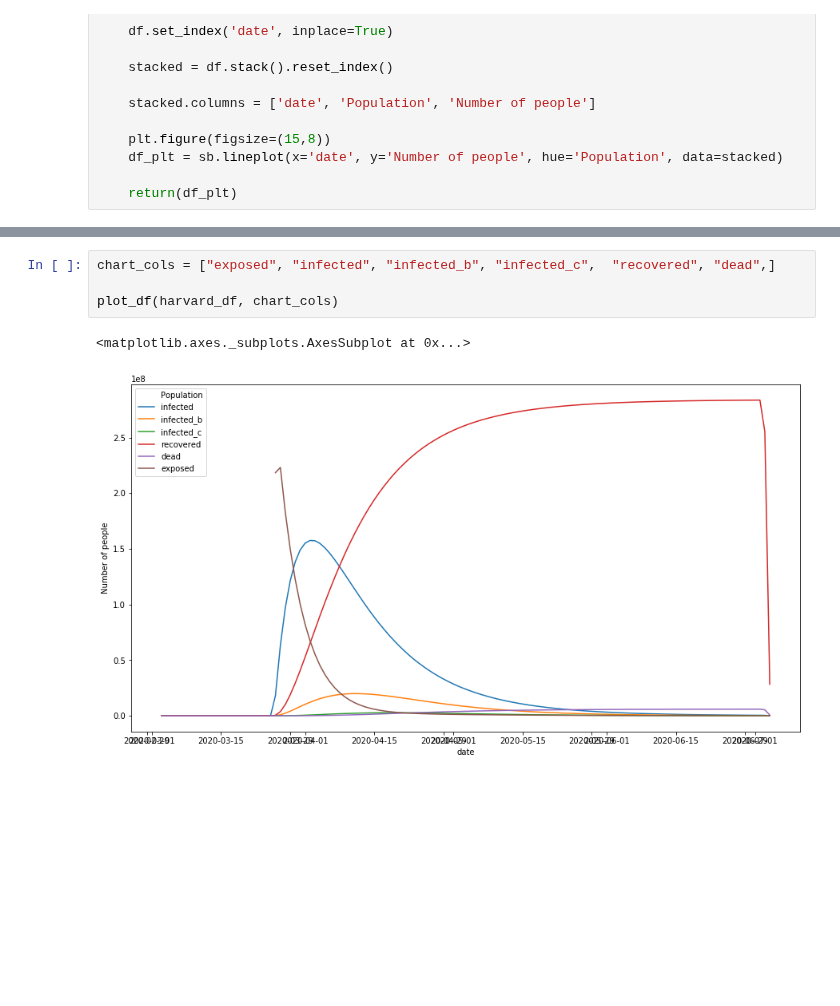
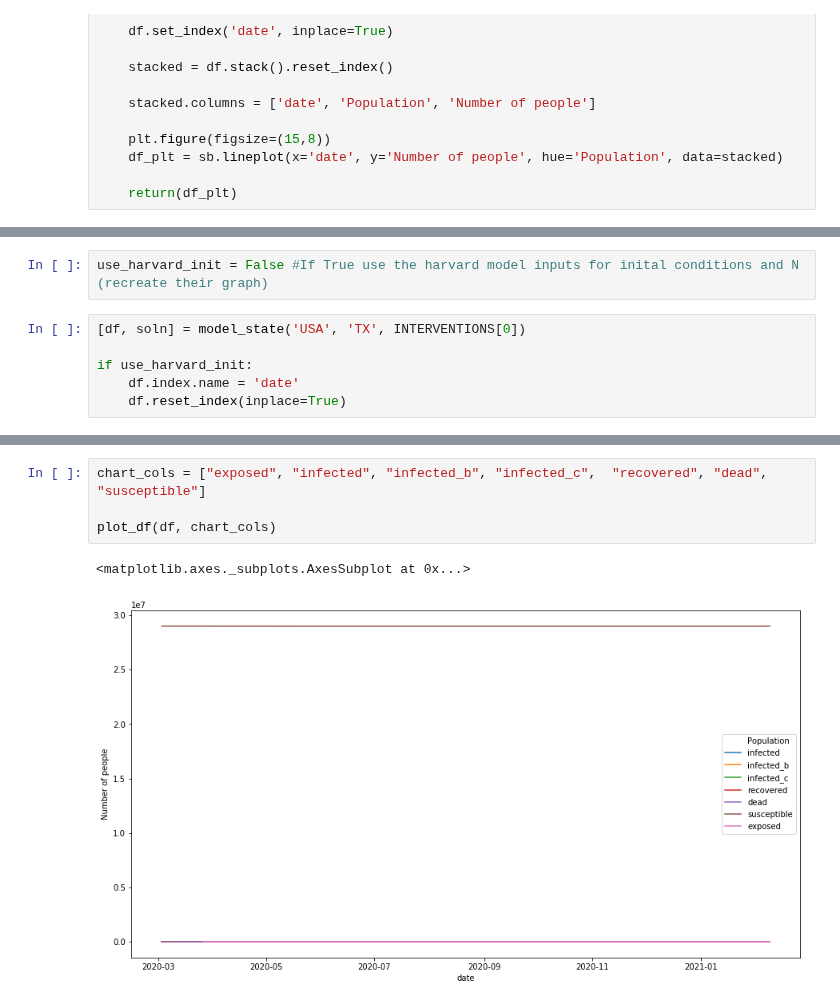
Before and after one commit to act-now-coalition/covid-data-model, a Jupyter notebook: seird_notebook_runtime.ipynb, the cells around one changed output, grey strips where cells are left out. Drawn from its saved outputs; the diff is of its cells as text; blank space fills up the shorter version.

```diff
--- a/seird_notebook_runtime.ipynb
+++ b/seird_notebook_runtime.ipynb
@@ -134,0 +120,8 @@ https://pandas.pydata.org/pandas-docs/stable/indexing.html#deprecate-loc-reindex
+# %%
+use_harvard_init = False #If True use the harvard model inputs for inital conditions and N (recreate their graph)
+# %%
+[df, soln] = model_state('USA', 'TX', INTERVENTIONS[0])
+
+if use_harvard_init:
+    df.index.name = 'date'
+    df.reset_index(inplace=True)
@@ -135,7 +205,7 @@ https://pandas.pydata.org/pandas-docs/stable/indexing.html#deprecate-loc-reindex
 # %%
-chart_cols = ["exposed", "infected", "infected_b", "infected_c",  "recovered", "dead",]
+chart_cols = ["exposed", "infected", "infected_b", "infected_c",  "recovered", "dead", "susceptible"]
 
-plot_df(harvard_df, chart_cols)
+plot_df(df, chart_cols)
 # %% [output]
 <matplotlib.axes._subplots.AxesSubplot at 0x...>
-[figure, old version]
+[figure, new version]
```
Also changed, not shown: parts of 8 cells of this notebook, 1 other file.
